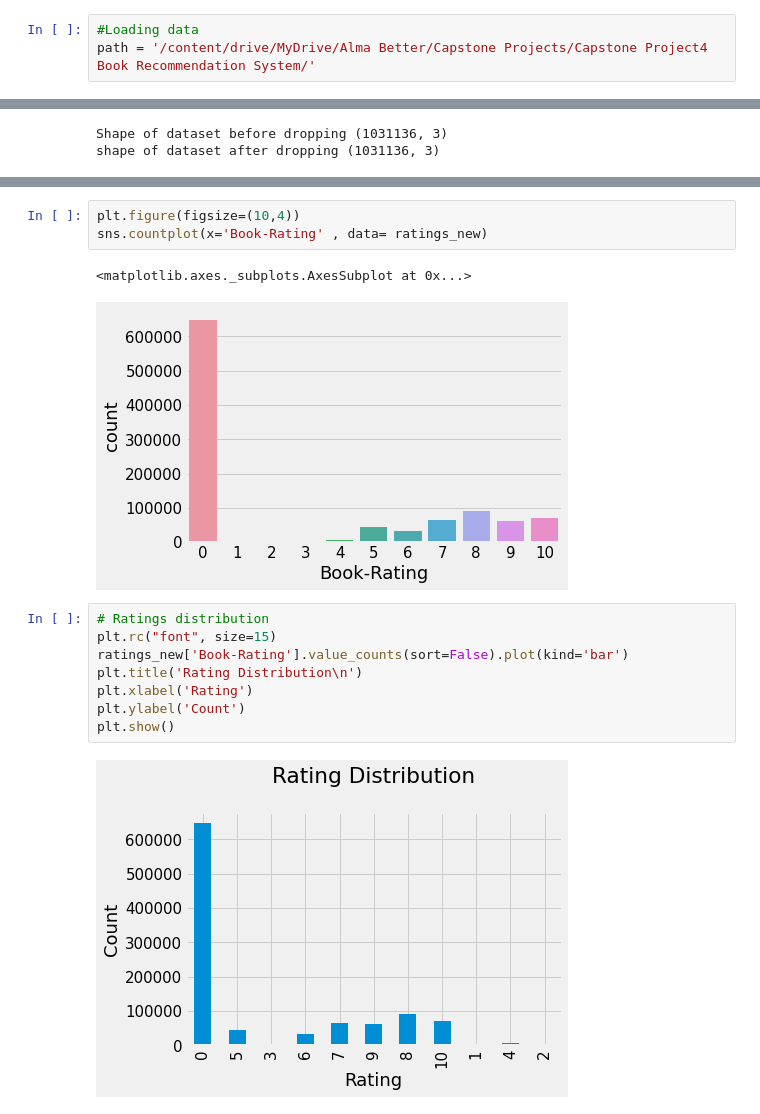
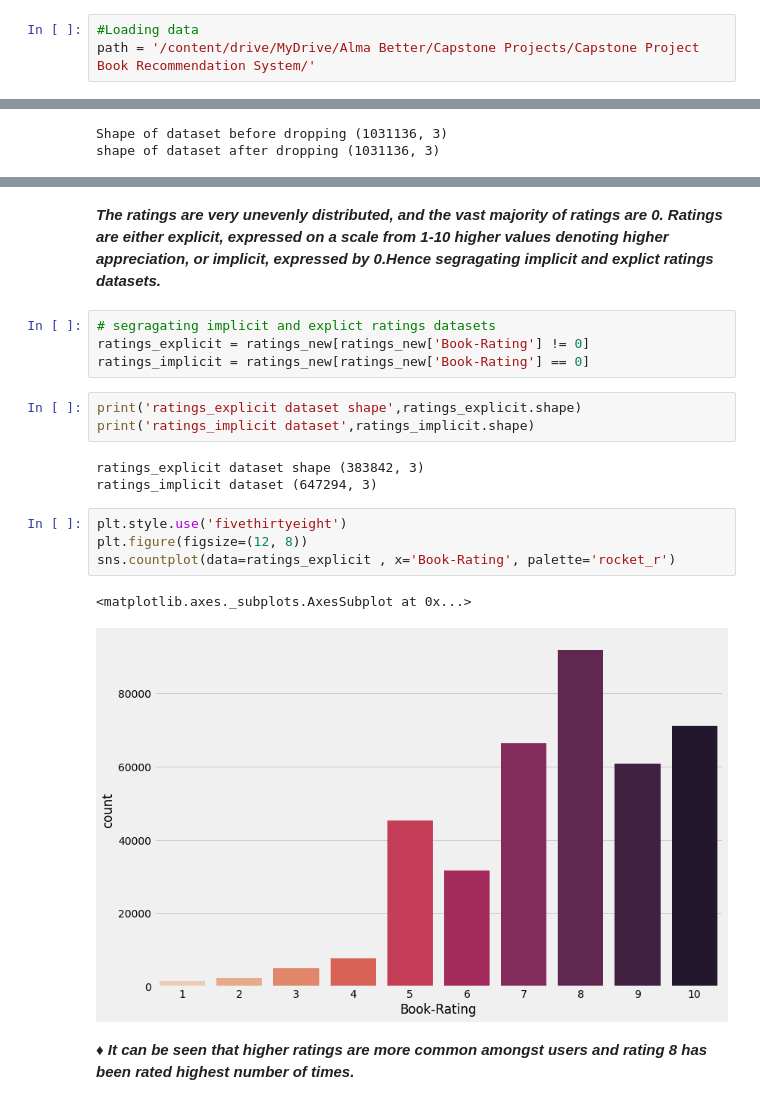
Before and after one commit to vivvvek24/Book-Recommendation-System, a Jupyter notebook: Book_Recommendation_System.ipynb, the cells around one changed output, grey strips where cells are left out. Saved outputs shown, nothing was run; the diff lists cells and outputs as text.

```diff
--- a/Book_Recommendation_System.ipynb
+++ b/Book_Recommendation_System.ipynb
@@ -62,7 +62,7 @@ drive.mount('/content/drive')
 Mounted at /content/drive
 # %%
 #Loading data
-path = '/content/drive/MyDrive/Alma Better/Capstone Projects/Capstone Project4 Book Recommendation System/'
+path = '/content/drive/MyDrive/Alma Better/Capstone Projects/Capstone Project Book Recommendation System/'
 # %%
 # Users dataset
 users= pd.read_csv(path +'Users.csv')
@@ -452,16 +462,21 @@ shape of dataset after dropping (1031136, 3)
+# %% [markdown]
+***The ratings are very unevenly distributed, and the vast majority of ratings are 0. Ratings are either explicit, expressed on a scale from 1-10 higher values denoting higher appreciation, or implicit, expressed by 0.Hence segragating implicit and explict ratings datasets.***
+# %%
+# segragating implicit and explict ratings datasets
+ratings_explicit = ratings_new[ratings_new['Book-Rating'] != 0]
+ratings_implicit = ratings_new[ratings_new['Book-Rating'] == 0]
+# %%
+print('ratings_explicit dataset shape',ratings_explicit.shape)
+print('ratings_implicit dataset',ratings_implicit.shape)
+# %% [output]
+ratings_explicit dataset shape (383842, 3)
+ratings_implicit dataset (647294, 3)
 # %%
-plt.figure(figsize=(10,4))
-sns.countplot(x='Book-Rating' , data= ratings_new)
+plt.style.use('fivethirtyeight')
+plt.figure(figsize=(12, 8))
+sns.countplot(data=ratings_explicit , x='Book-Rating', palette='rocket_r')
 # %% [output]
 <matplotlib.axes._subplots.AxesSubplot at 0x...>
-[figure, old version]
+[figure, new version]
-# %%
-# Ratings distribution
-plt.rc("font", size=15)
-ratings_new['Book-Rating'].value_counts(sort=False).plot(kind='bar')
-plt.title('Rating Distribution\n')
-plt.xlabel('Rating')
-plt.ylabel('Count')
-plt.show()
-# %% [output]
-[figure, removed]
+# %% [markdown]
+♦ ***It can be seen that higher ratings are more common amongst users and rating 8 has been rated highest number of times.***
```
Also changed, not shown: parts of 57 cells of this notebook.
